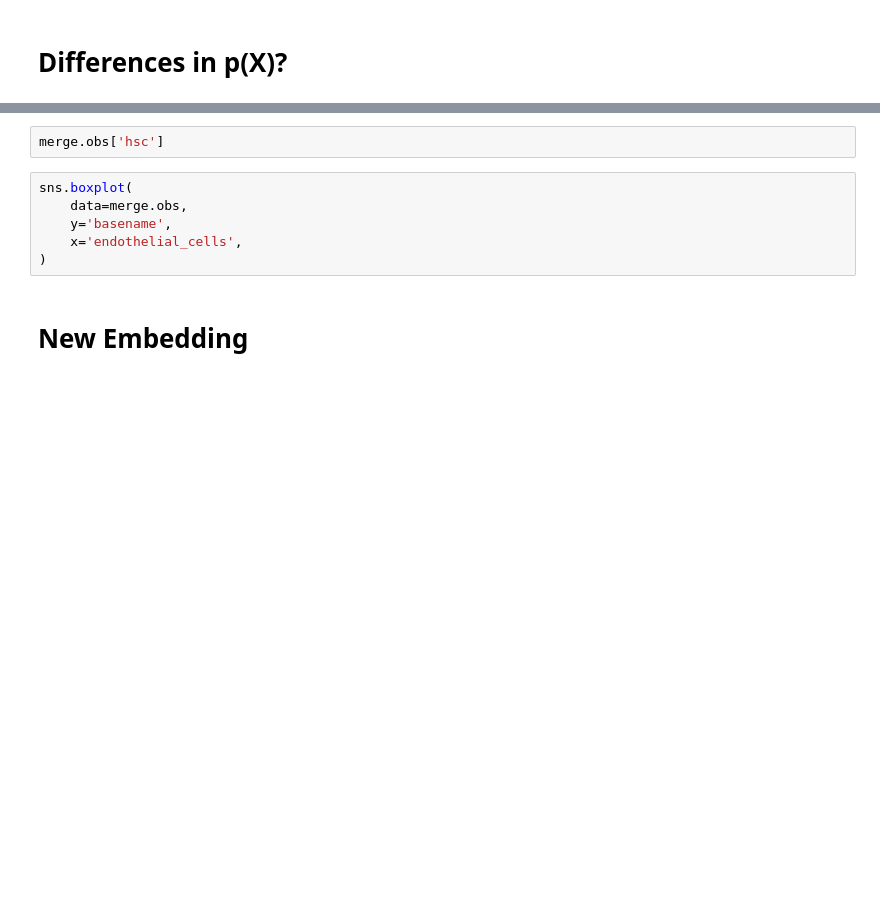
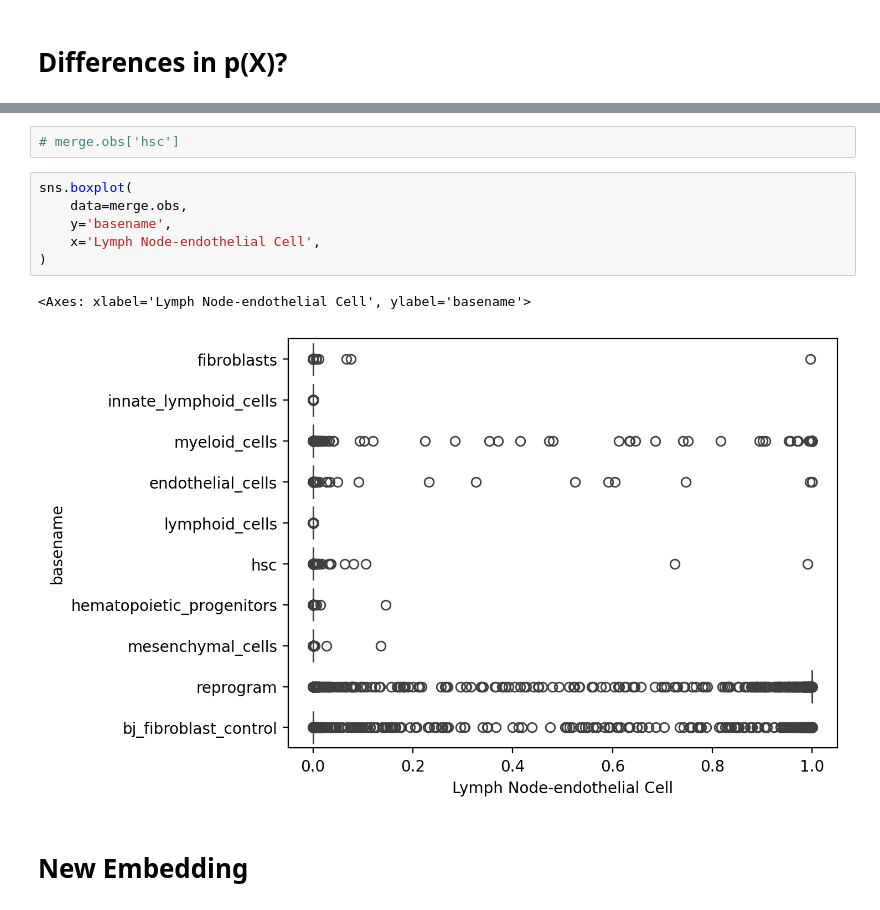
Before and after one commit to CooperStansbury/hematokytos, a Jupyter notebook: notebooks/pipeline_analysis/CELL_ASSIGN_basename_deg.ipynb, the cells around one changed output, grey strips where cells are left out. Cells and saved outputs as stored; diff of their text form; blank space fills up the shorter version.

```diff
--- a/notebooks/pipeline_analysis/CELL_ASSIGN_basename_deg.ipynb
+++ b/notebooks/pipeline_analysis/CELL_ASSIGN_basename_deg.ipynb
@@ -481,11 +580,14 @@ merge
 # %%
-merge.obs['hsc']
+# merge.obs['hsc']
 # %%
 sns.boxplot(
     data=merge.obs,
     y='basename',
-    x='endothelial_cells',
+    x='Lymph Node-endothelial Cell',
 )
+# %% [output]
+<Axes: xlabel='Lymph Node-endothelial Cell', ylabel='basename'>
+[figure, added]
 # %% [markdown]
 # New Embedding
 # %%
```
Also changed, not shown: parts of 13 cells of this notebook, 16 other files.
